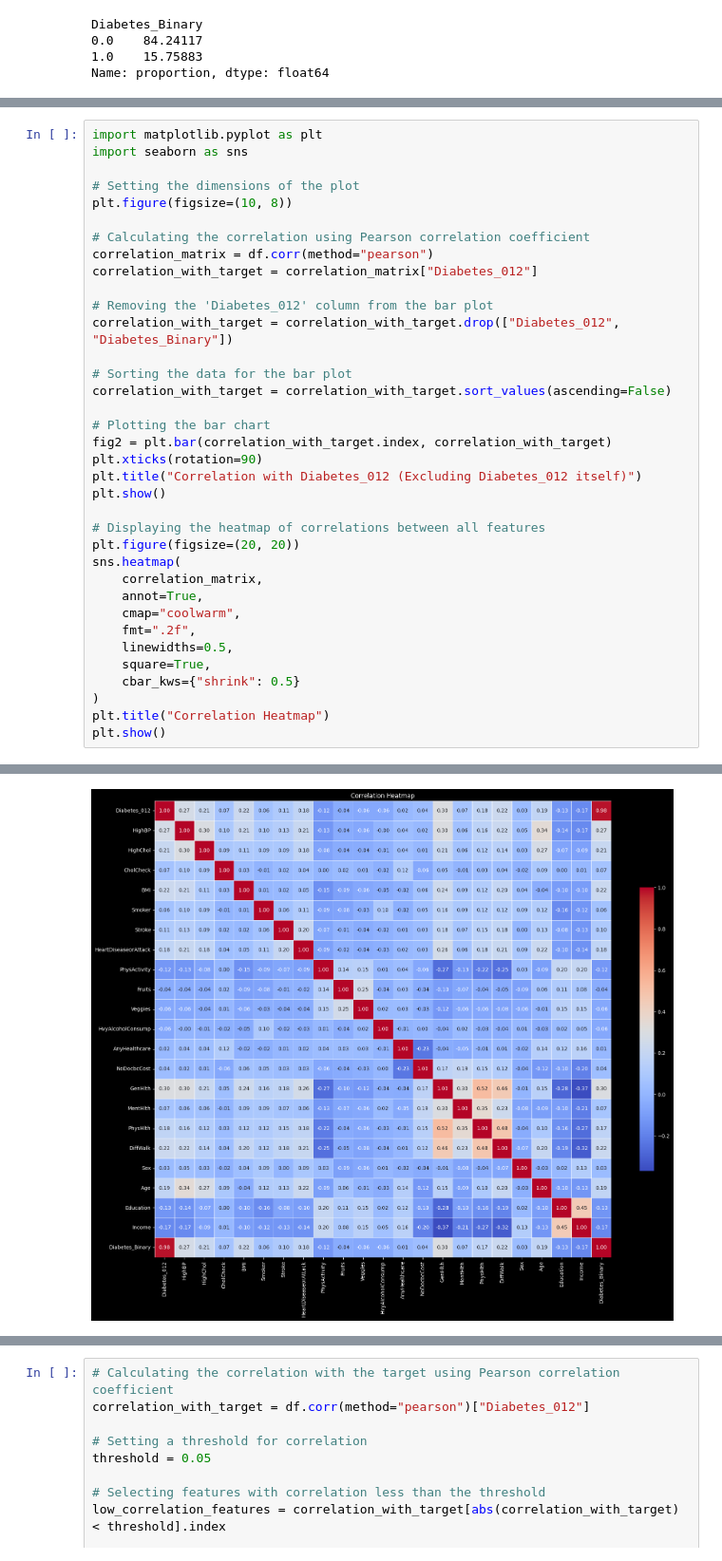
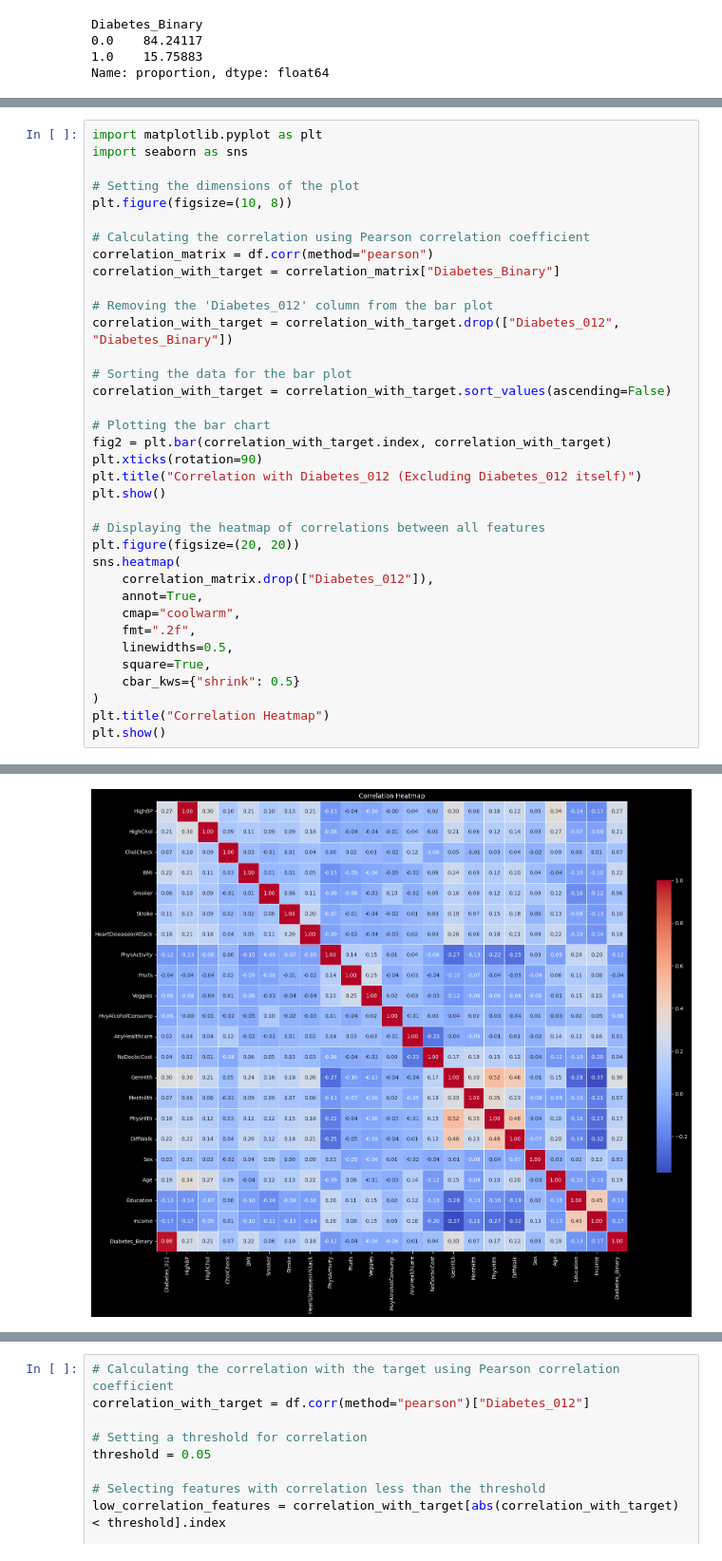
Before and after one commit to imsalione/Diabetes, a Jupyter notebook: diabetes.ipynb, the cells around one changed output, grey strips where cells are left out. Shown at 95% size. Saved outputs shown, nothing was run; the diff lists cells and outputs as text.

```diff
--- a/diabetes.ipynb
+++ b/diabetes.ipynb
@@ -139,7 +141,7 @@ plt.figure(figsize=(10, 8))
 
 # Calculating the correlation using Pearson correlation coefficient
 correlation_matrix = df.corr(method="pearson")
-correlation_with_target = correlation_matrix["Diabetes_012"]
+correlation_with_target = correlation_matrix["Diabetes_Binary"]
 
 # Removing the 'Diabetes_012' column from the bar plot
 correlation_with_target = correlation_with_target.drop(["Diabetes_012", "Diabetes_Binary"])
@@ -156,7 +158,7 @@ plt.show()
 # Displaying the heatmap of correlations between all features
 plt.figure(figsize=(20, 20))
 sns.heatmap(
-    correlation_matrix,
+    correlation_matrix.drop(["Diabetes_012"]),
     annot=True,
     cmap="coolwarm",
     fmt=".2f",
@@ -171 +173 @@ plt.show()
-[figure, old version]
+[figure, new version]
```
Also changed, not shown: parts of 46 cells of this notebook, 1 other file.
